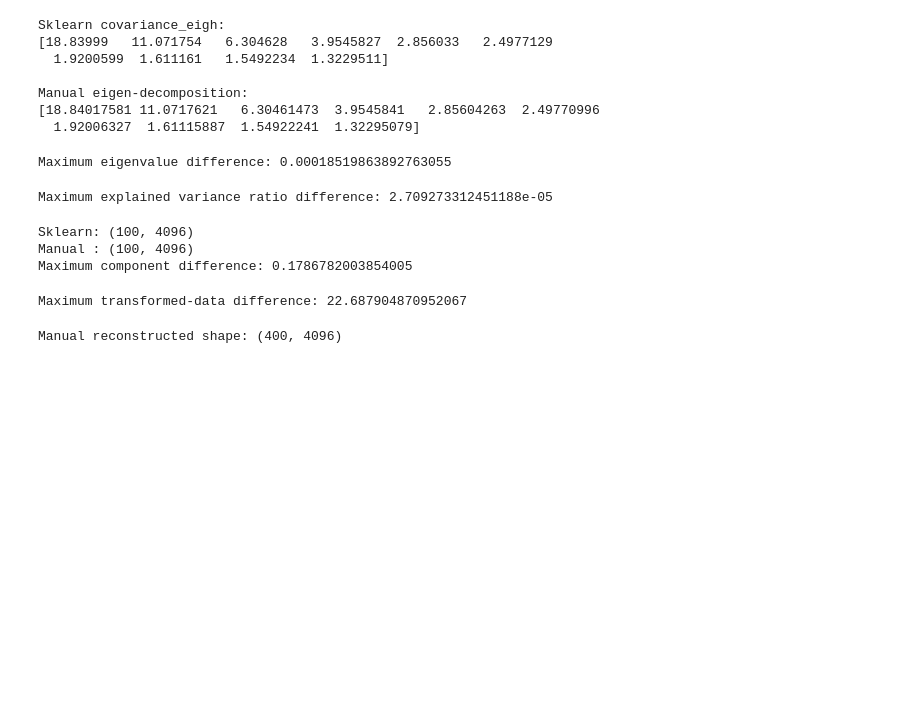
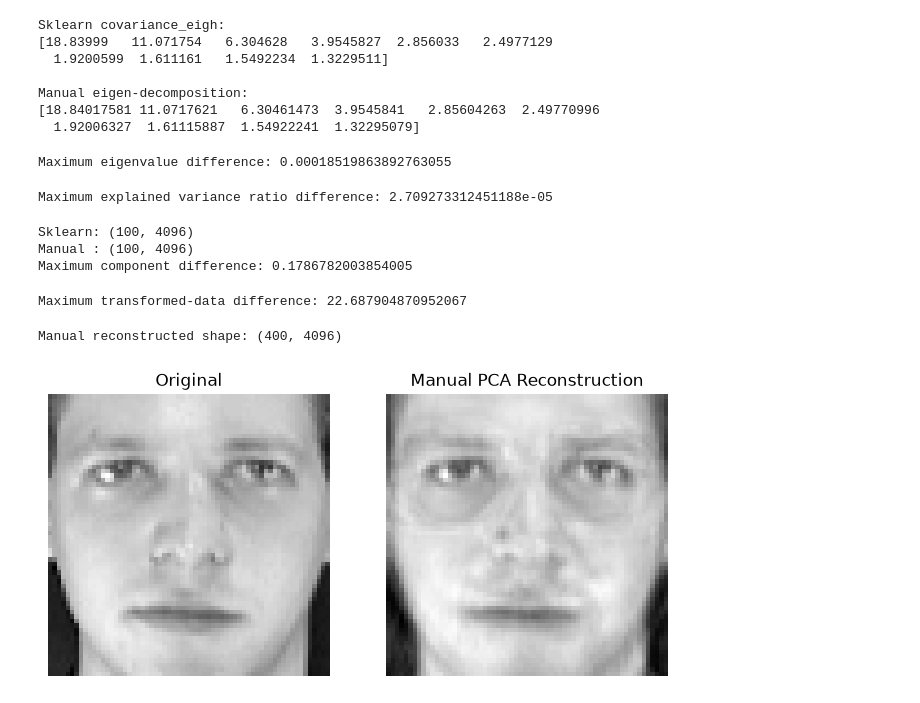
Before and after one commit to dilliram-code/mbust, a Jupyter notebook: Machine Learning by Suresh sir/Assignment_1.ipynb, the cells around one changed output. Saved outputs shown, nothing was run; the diff lists cells and outputs as text; code cells hidden in the pictures; blank space fills up the shorter version.

```diff
--- a/Machine Learning by Suresh sir/Assignment_1.ipynb
+++ b/Machine Learning by Suresh sir/Assignment_1.ipynb
@@ -1508,3 +1508,26 @@ print(
 )
 # %% [output]
 Manual reconstructed shape: (400, 4096)
+# %%
+# display manual reconstruction
+plt.figure(figsize=(8, 4))
+
+plt.subplot(1, 2, 1)
+plt.imshow(
+    X[0].reshape(64, 64),
+    cmap="gray"
+)
+plt.title("Original")
+plt.axis("off")
+
+plt.subplot(1, 2, 2)
+plt.imshow(
+    X_reconstructed_manual[0].reshape(64, 64),
+    cmap="gray"
+)
+plt.title("Manual PCA Reconstruction")
+plt.axis("off")
+
+plt.show()
+# %% [output]
+[figure, added]
```
